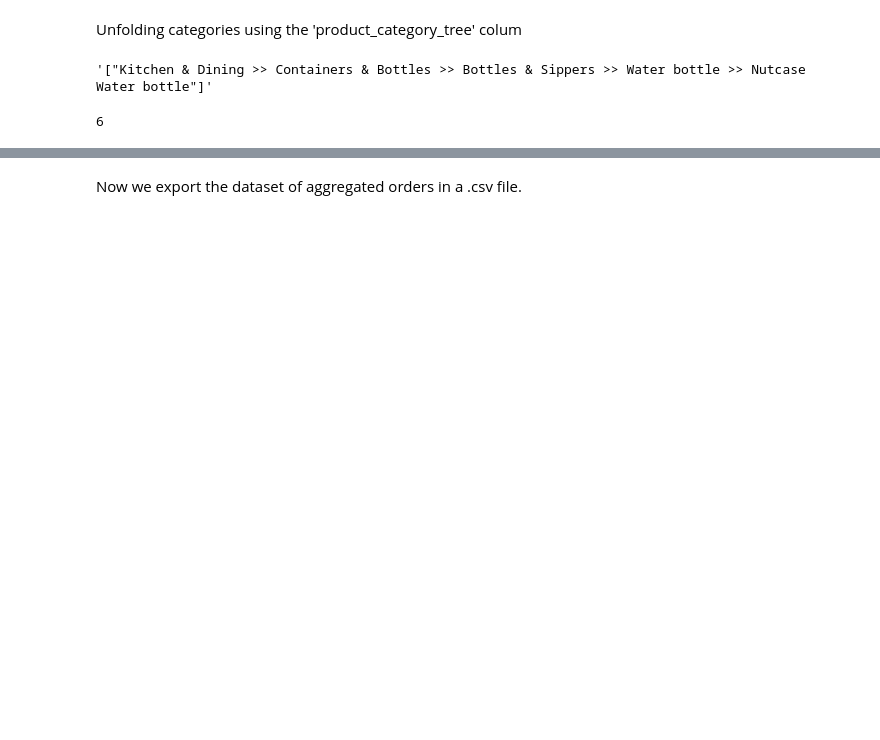
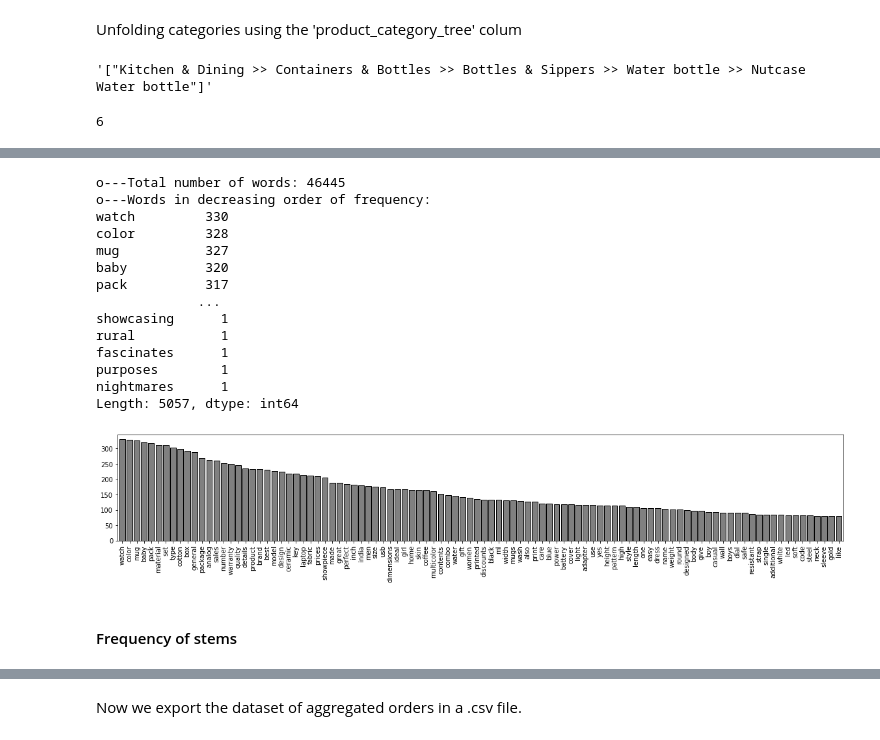
Before and after one commit to SmellyArmure/OC_DS_Project6, a Jupyter notebook: NOTEBOOK/P6_Cleaning_EDA.ipynb, the cells around one changed output, grey strips where cells are left out. Cells and saved outputs as stored; diff of their text form; code cells hidden in the pictures; blank space fills up the shorter version.

```diff
--- a/NOTEBOOK/P6_Cleaning_EDA.ipynb
+++ b/NOTEBOOK/P6_Cleaning_EDA.ipynb
@@ -247,0 +378,29 @@ df_desc_cat = pd.concat([df_cat_level, df[["product_name", "description"]]], axi
+# %%
+ser_freq_wo_sw = ser_freq.loc[[s for s in ser_freq.index if s not in sw]]
+# %%
+# plotting the most frequent words
+print("o---Total number of words: {}\no---Words in decreasing order of\
+ frequency:\n{}".format(ser_freq_wo_sw.sum(),
+                        ser_freq_wo_sw.sort_values(ascending=False)))
+ser_freq_wo_sw.sort_values(ascending=False)[0:100].plot.bar(width=0.8,
+                                                            color='grey',
+                                                            ec='k')
+plt.gcf().set_size_inches(20,3)
+# %% [output]
+o---Total number of words: 46445
+o---Words in decreasing order of frequency:
+watch         330
+color         328
+mug           327
+baby          320
+pack          317
+             ...
+showcasing      1
+rural           1
+fascinates      1
+purposes        1
+nightmares      1
+Length: 5057, dtype: int64
+[figure, added]
+# %% [markdown]
+#### Frequency of stems
```
Also changed, not shown: parts of 104 cells of this notebook, 5 other files.
